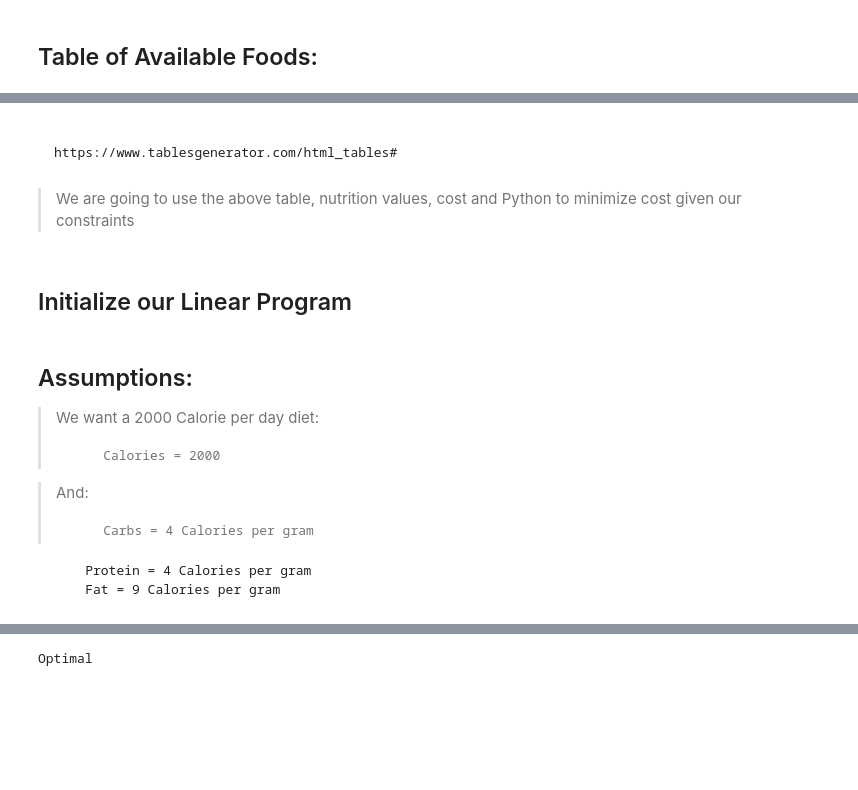
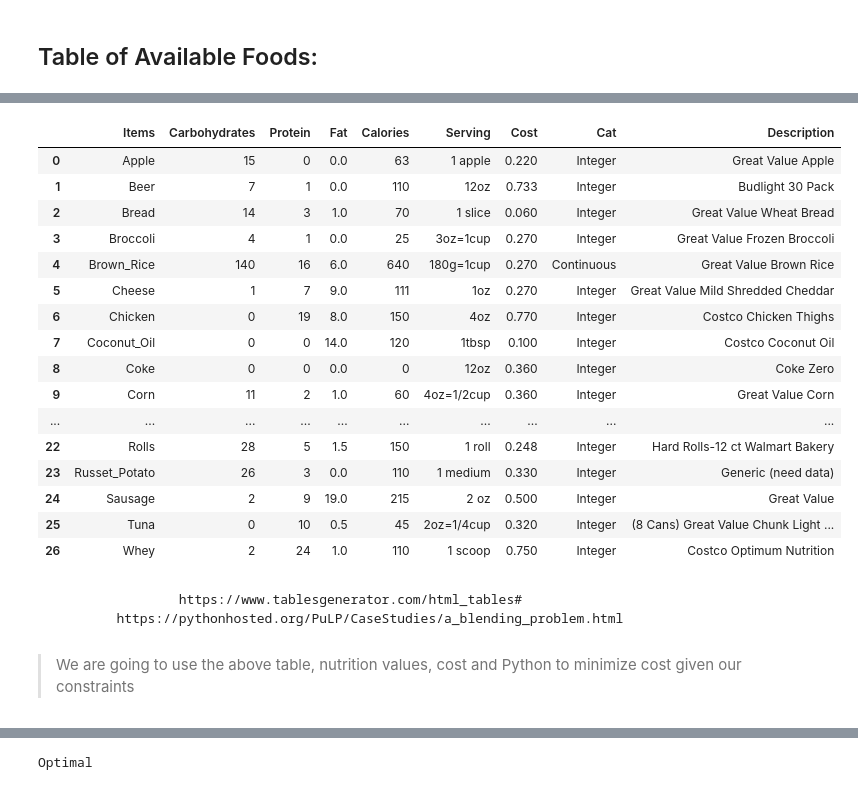
Before and after one commit to ogarci79/linear_programming, a Jupyter notebook: src/problems/diet/my_diet.ipynb, the cells around one changed output, grey strips where cells are left out. Cells and saved outputs as stored; diff of their text form; code cells hidden in the pictures; blank space fills up the shorter version.

```diff
--- a/src/problems/diet/my_diet.ipynb
+++ b/src/problems/diet/my_diet.ipynb
@@ -186,6 +14,26 @@
+# %%
+groceries = pd.read_csv('groceries.csv')
+display(groceries,)
+# %% [output]
+|  | Items | Carbohydrates | Protein | Fat | Calories | Serving | Cost | Cat | Description |
+| 0 | Apple | 15 | 0 | 0.0 | 63 | 1 apple | 0.220 | Integer | Great Value Apple |
+| 1 | Beer | 7 | 1 | 0.0 | 110 | 12oz | 0.733 | Integer | Budlight 30 Pack |
+| 2 | Bread | 14 | 3 | 1.0 | 70 | 1 slice | 0.060 | Integer | Great Value Wheat Bread |
+| 3 | Broccoli | 4 | 1 | 0.0 | 25 | 3oz=1cup | 0.270 | Integer | Great Value Frozen Broccoli |
+| 4 | Brown_Rice | 140 | 16 | 6.0 | 640 | 180g=1cup | 0.270 | Continuous | Great Value Brown Rice |
+| 5 | Cheese | 1 | 7 | 9.0 | 111 | 1oz | 0.270 | Integer | Great Value Mild Shredded Cheddar |
+| 6 | Chicken | 0 | 19 | 8.0 | 150 | 4oz | 0.770 | Integer | Costco Chicken Thighs |
+| 7 | Coconut_Oil | 0 | 0 | 14.0 | 120 | 1tbsp | 0.100 | Integer | Costco Coconut Oil |
+| 8 | Coke | 0 | 0 | 0.0 | 0 | 12oz | 0.360 | Integer | Coke Zero |
+| 9 | Corn | 11 | 2 | 1.0 | 60 | 4oz=1/2cup | 0.360 | Integer | Great Value Corn |
+| ... | ... | ... | ... | ... | ... | ... | ... | ... | ... |
+| 22 | Rolls | 28 | 5 | 1.5 | 150 | 1 roll | 0.248 | Integer | Hard Rolls-12 ct Walmart Bakery |
+| 23 | Russet_Potato | 26 | 3 | 0.0 | 110 | 1 medium | 0.330 | Integer | Generic (need data) |
+| 24 | Sausage | 2 | 9 | 19.0 | 215 | 2 oz | 0.500 | Integer | Great Value |
+| 25 | Tuna | 0 | 10 | 0.5 | 45 | 2oz=1/4cup | 0.320 | Integer | (8 Cans) Great Value Chunk Light ... |
+| 26 | Whey | 2 | 24 | 1.0 | 110 | 1 scoop | 0.750 | Integer | Costco Optimum Nutrition |
 # %% [markdown]
-                                                                        https://www.tablesgenerator.com/html_tables#
+                    https://www.tablesgenerator.com/html_tables#
+            https://pythonhosted.org/PuLP/CaseStudies/a_blending_problem.html
 # %% [markdown]
 >   We are going to use the above table, nutrition values, cost and Python to minimize cost given our constraints
-# %% [markdown]
-## Initialize our Linear Program
@@ -212,11 +39,0 @@ serv={'Green_Beans':'121g=1/2cup','Broccoli':'3oz=1cup','Corn':'4oz=1/2cup','Ref
-# %% [markdown]
-## Assumptions:
->    We want a 2000 Calorie per day diet:
->
->         Calories = 2000
-
->    And:
->
->         Carbs = 4 Calories per gram
-        Protein = 4 Calories per gram
-        Fat = 9 Calories per gram
```
Also changed, not shown: parts of 27 cells of this notebook.
